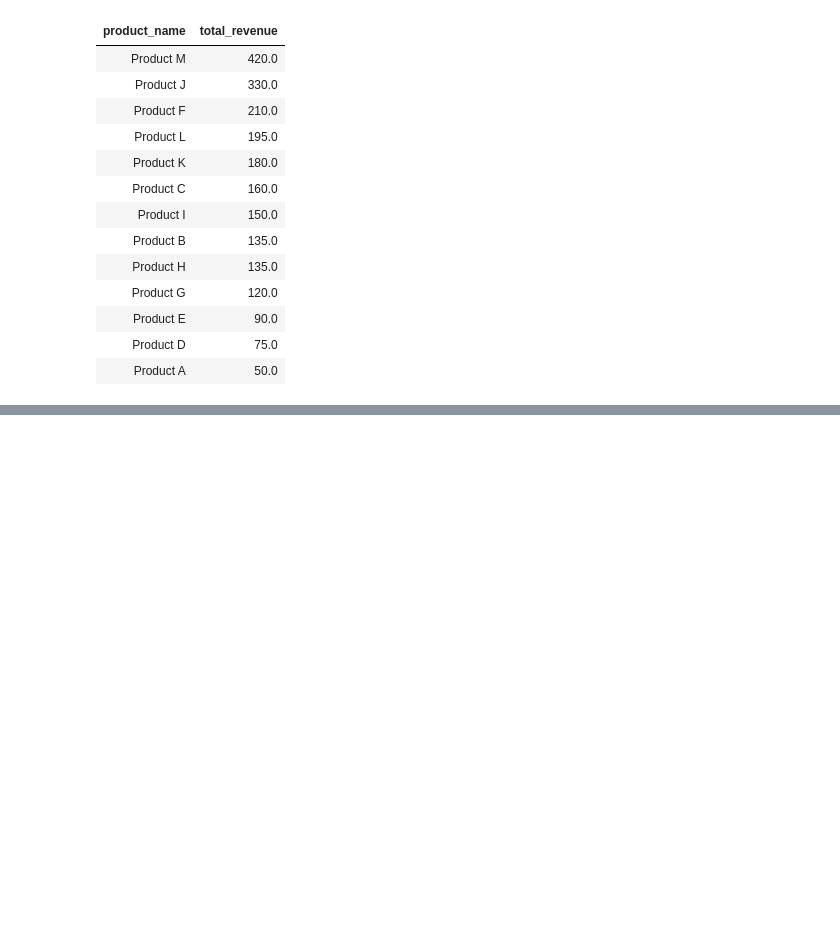
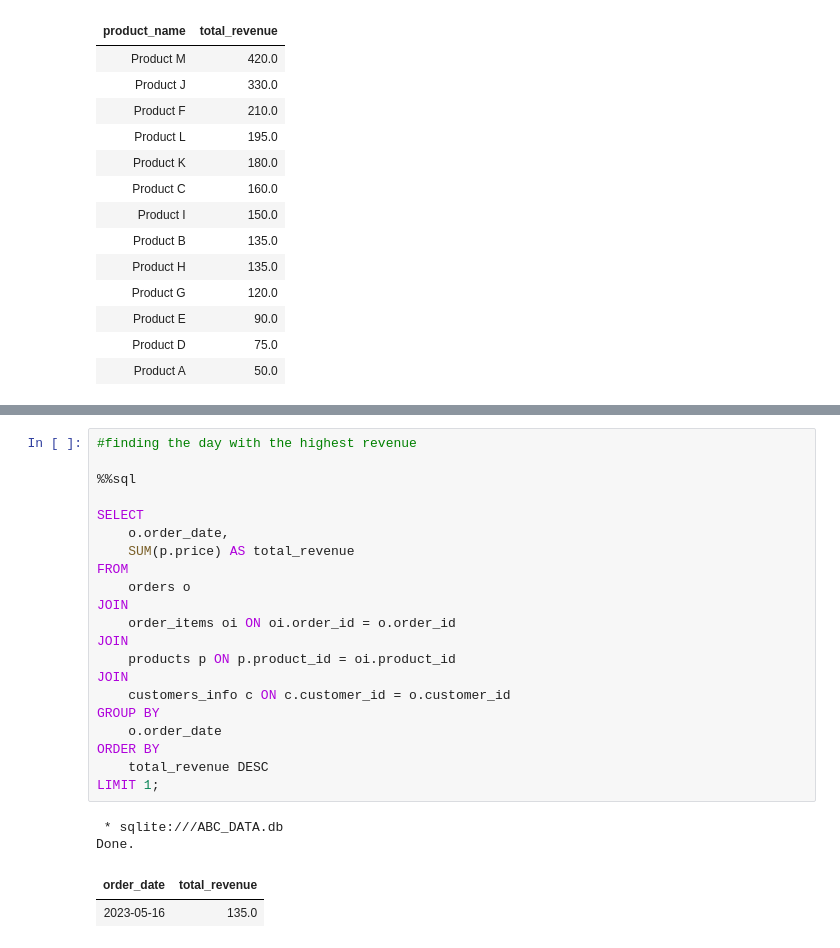
Before and after one commit to mandem296/SQLite-Chinook, a Jupyter notebook: SQL_&_PowerBi_Challenges.ipynb, the cells around one changed output, grey strips where cells are left out. Cells and saved outputs as stored; diff of their text form; blank space fills up the shorter version.

```diff
--- a/SQL_&_PowerBi_Challenges.ipynb
+++ b/SQL_&_PowerBi_Challenges.ipynb
@@ -440,0 +507,26 @@ Done.
+# %%
+#finding the day with the highest revenue
+
+%%sql
+
+SELECT
+    o.order_date,
+    SUM(p.price) AS total_revenue
+FROM
+    orders o
+JOIN
+    order_items oi ON oi.order_id = o.order_id
+JOIN
+    products p ON p.product_id = oi.product_id
+JOIN
+    customers_info c ON c.customer_id = o.customer_id
+GROUP BY
+    o.order_date
+ORDER BY
+    total_revenue DESC
+LIMIT 1;
+# %% [output]
+ * sqlite:///ABC_DATA.db
+Done.
+| order_date | total_revenue |
+| 2023-05-16 | 135.0 |
```
Also changed, not shown: parts of 4 cells of this notebook.
